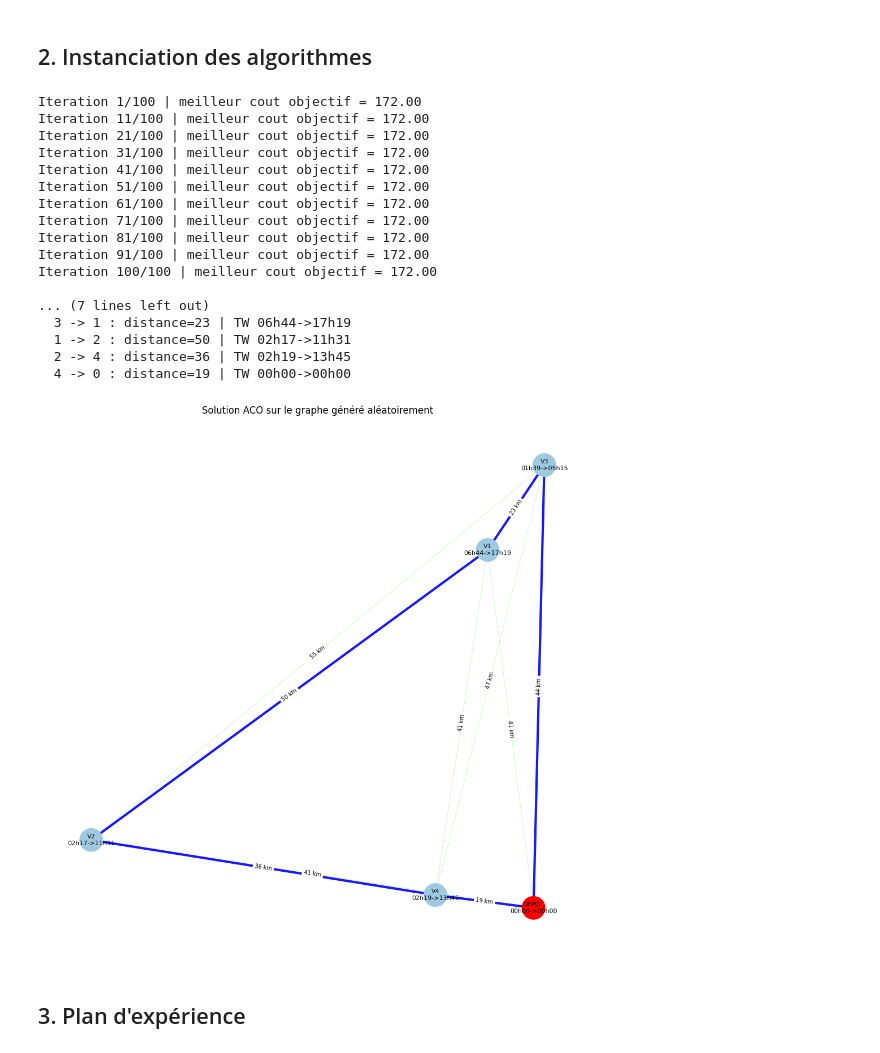
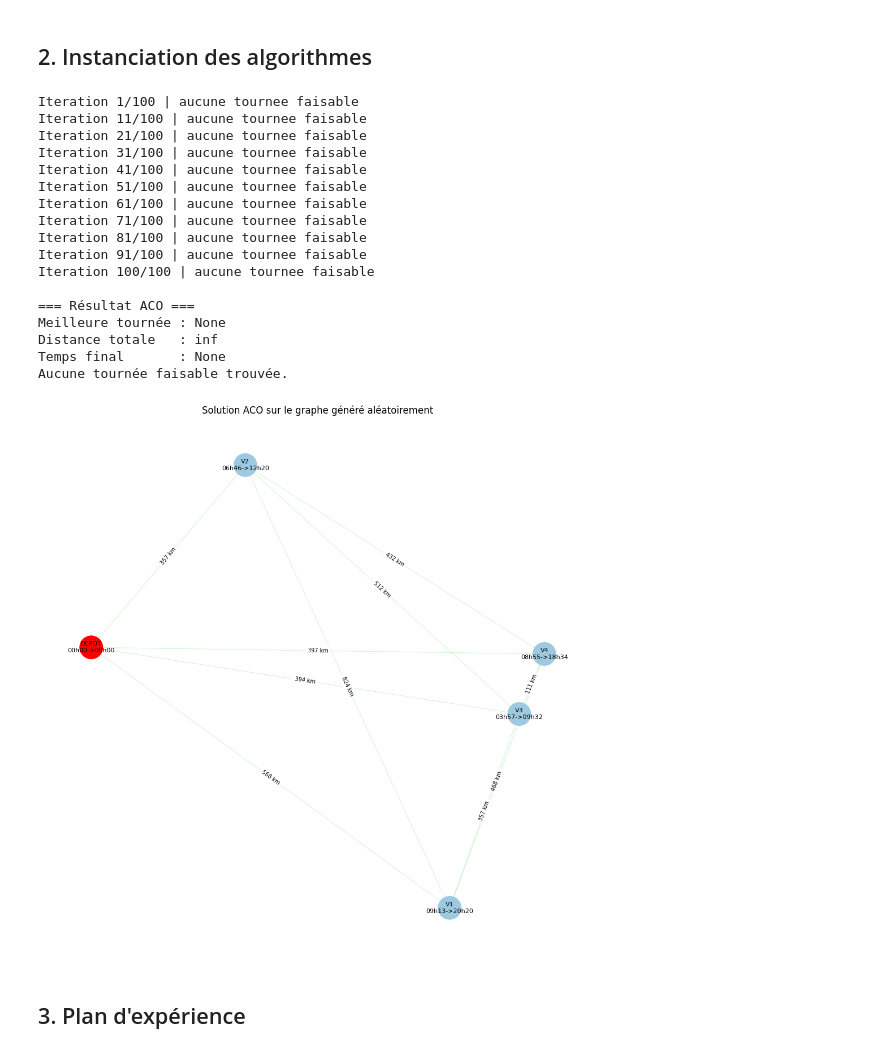
Before and after one commit to FrozX69/RechOp-Gr3, a Jupyter notebook: gpe3-livrable2.ipynb, the cells around one changed output. Saved outputs shown, nothing was run; the diff lists cells and outputs as text; code cells hidden in the pictures.

```diff
--- a/gpe3-livrable2.ipynb
+++ b/gpe3-livrable2.ipynb
@@ -241,7 +241,7 @@ while not graphe_valide and tentatives < MAX_TENTATIVES:
             if random.randint(1, 100) <= POURCENTAGE_ROUTES_BLOQUEES:
                 distance = M
             else:
-                distance = round(sqrt(abs(coordonnees_villes[j][0] - coordonnees_villes[i][0]) * 2 + abs(coordonnees_villes[j][1] - coordonnees_villes[i][1]) * 2))
+                distance = round(sqrt(abs(coordonnees_villes[j][0] - coordonnees_villes[i][0]) ** 2 + abs(coordonnees_villes[j][1] - coordonnees_villes[i][1]) ** 2))
 
             matrice[i][j] = distance
             matrice[j][i] = distance
@@ -529,7 +529,7 @@ from sys import maxsize
 random.seed(3)
 np.random.seed(3)
 
-VITESSE_EQUIVALENTE = 200.0
+VITESSE_EQUIVALENTE = 1.0  # 1 km/min => temps (min) = distance (km)
 SEUIL_BLOQUE = M
 
 def est_route_bloquee(valeur, seuil=SEUIL_BLOQUE):
@@ -585,7 +585,7 @@ def construire_tournee_aco(distances, fenetres, pheromones, heuristique,
     temps_courant = 0.0
     courant = depot
 
-    temps = np.array(distances, dtype=float) / VITESSE_EQUIVALENTE
+    temps = np.array(distances, dtype=float)
 
     while len(visites) < n:
         candidats = []
@@ -797,58 +797,89 @@ def afficher_detail_tournee(tournee, matrice, liste_villes):
         return
 
     print("\nDétail du parcours :")
+    temps_courant = 0.0
+    termes_trajets = []
+    termes_attentes = []
     for i in range(len(tournee) - 1):
         a = tournee[i]
         b = tournee[i + 1]
+        temps_trajet = float(matrice[a][b])
+        arrivee = temps_courant + temps_trajet
+
+        # Aligné avec la logique ACO: pas d'attente imposée au retour dépôt
+        if b == 0:
+            debut_service = arrivee
+        else:
+            debut_service = max(arrivee, float(liste_villes[b][0]))
+
+        attente = max(0.0, debut_service - arrivee)
+        temps_courant = debut_service
+
+        termes_trajets.append(f"{int(temps_trajet)}")
+        if attente > 0:
+            termes_attentes.append(f"{int(attente)}")
+
         print(
-            f"  {a} -> {b} : distance={matrice[a][b]} | "
+            f"  {a} -> {b} : trajet={temps_trajet:.0f} min | "
+            f"arrivee={arrivee:.0f} | attente={attente:.0f} | service={debut_service:.0f} | "
             f"TW {to_hhmm(liste_villes[b][0])}->{to_hhmm(liste_villes[b][1])}"
         )
+
+    temps_trajets = sum(float(matrice[tournee[i]][tournee[i + 1]]) for i in range(len(tournee) - 1))
+    total_attente = max(0.0, temps_courant - temps_trajets)
+
+    print("\nDécomposition du temps :")
+    print(f"  Trajets : {' + '.join(termes_trajets)} = {temps_trajets:.0f} min")
+    if termes_attentes:
+        print(f"  Attentes : {' + '.join(termes_attentes)} = {total_attente:.0f} min")
+    else:
+        print("  Attentes : 0 min")
+    print(f"  Temps total reconstitué : {temps_courant:.0f} min")
 
 # ---- Exécution ACO sur le graphe généré ----
 G, edges_open, edges_blocked = construire_graphe_depuis_matrice(matrice, coordonnees_villes, liste_villes)
 pos = nx.get_node_attributes(G, "pos")
 
 meilleure_tournee, meilleure_longueur, meilleure_temps = ant_colony_optimization_tsptw(
     distances=matrice,
     fenetres=liste_villes,
     n_fourmis=20,
     alpha=1.0,
     beta=3.0,
     rho=0.4,
     Q=100.0,
     tau0=0.01,
     max_iterations=100,
     depot=0,
     verbose=True
 )
 
 print("\n=== Résultat ACO ===")
 print("Meilleure tournée :", meilleure_tournee)
 print("Distance totale   :", meilleure_longueur)
 print("Temps final       :", meilleure_temps)
 
 afficher_detail_tournee(meilleure_tournee, matrice, liste_villes)
 afficher_solution_aco(G, pos, meilleure_tournee, liste_villes, edges_open, edges_blocked)
 # %% [output]
-Iteration 1/100 | meilleur cout objectif = 172.00
-Iteration 11/100 | meilleur cout objectif = 172.00
-Iteration 21/100 | meilleur cout objectif = 172.00
-Iteration 31/100 | meilleur cout objectif = 172.00
-Iteration 41/100 | meilleur cout objectif = 172.00
-Iteration 51/100 | meilleur cout objectif = 172.00
-Iteration 61/100 | meilleur cout objectif = 172.00
-Iteration 71/100 | meilleur cout objectif = 172.00
-Iteration 81/100 | meilleur cout objectif = 172.00
-Iteration 91/100 | meilleur cout objectif = 172.00
-Iteration 100/100 | meilleur cout objectif = 172.00
+Iteration 1/100 | aucune tournee faisable
+Iteration 11/100 | aucune tournee faisable
+Iteration 21/100 | aucune tournee faisable
+Iteration 31/100 | aucune tournee faisable
+Iteration 41/100 | aucune tournee faisable
+Iteration 51/100 | aucune tournee faisable
+Iteration 61/100 | aucune tournee faisable
+Iteration 71/100 | aucune tournee faisable
+Iteration 81/100 | aucune tournee faisable
+Iteration 91/100 | aucune tournee faisable
+Iteration 100/100 | aucune tournee faisable
 
-... (7 lines left out)
-  3 -> 1 : distance=23 | TW 06h44->17h19
-  1 -> 2 : distance=50 | TW 02h17->11h31
-  2 -> 4 : distance=36 | TW 02h19->13h45
-  4 -> 0 : distance=19 | TW 00h00->00h00
+=== Résultat ACO ===
+Meilleure tournée : None
+Distance totale   : inf
+Temps final       : None
+Aucune tournée faisable trouvée.
-[figure, old version]
+[figure, new version]
 # %% [markdown]
 ## 3. Plan d'expérience
 # %% [markdown]
```
Also changed, not shown: parts of 5 cells of this notebook.
